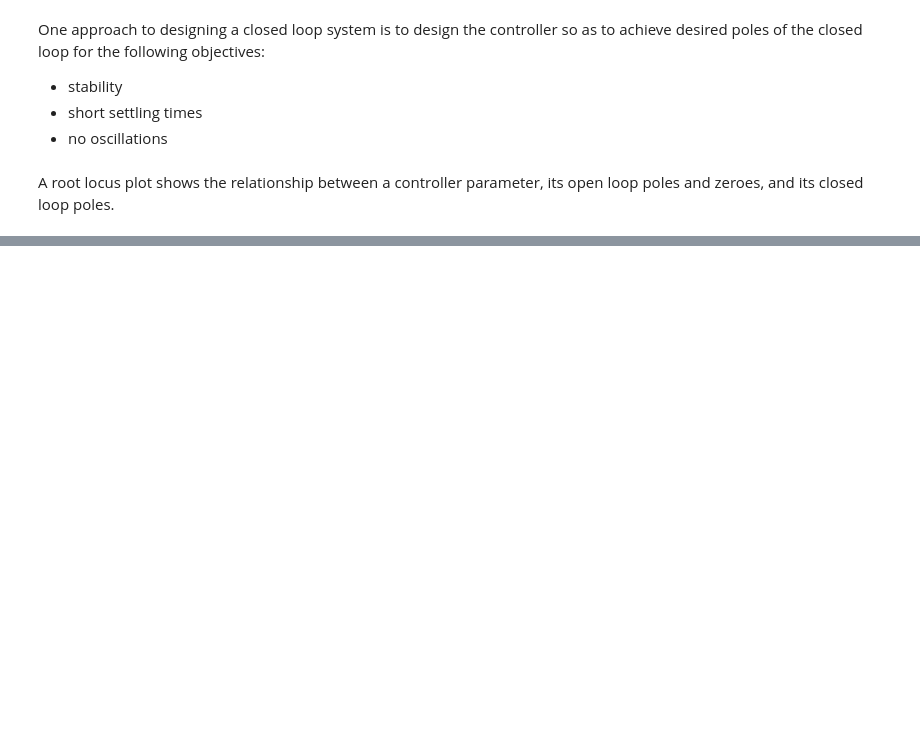
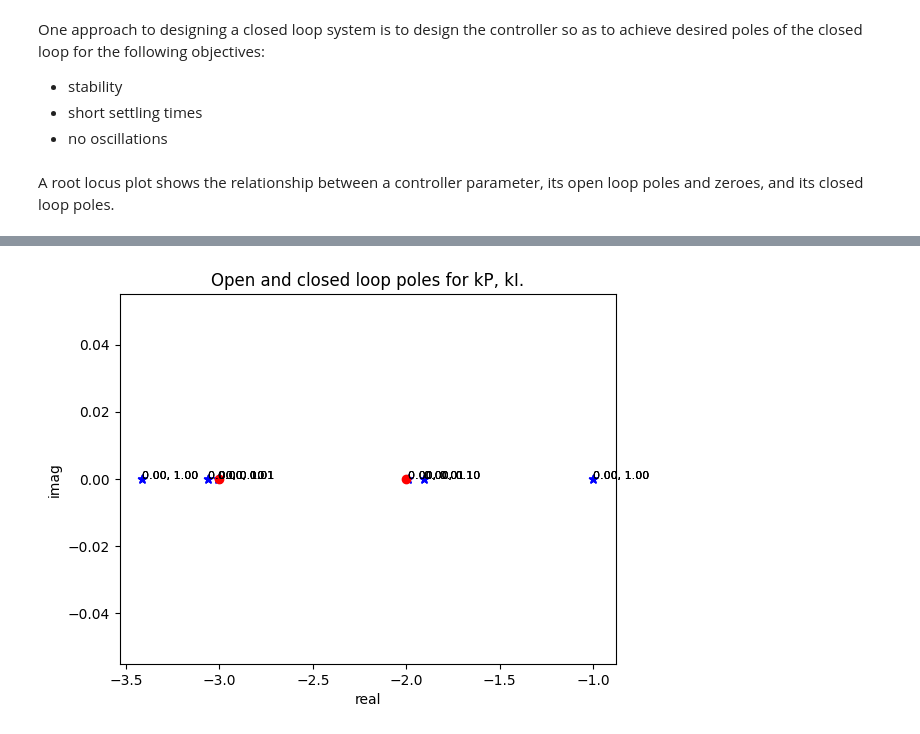
Before and after one commit to joseph-hellerstein/advanced-controls-lectures, a Jupyter notebook: lectures/lecture_14-Analysis-and-Design-of-Closed-Loop-Systems/root_locus_analysis.ipynb, the cells around one changed output, grey strips where cells are left out. Saved outputs shown, nothing was run; the diff lists cells and outputs as text; code cells hidden in the pictures; blank space fills up the shorter version.

```diff
--- a/lectures/lecture_14-Analysis-and-Design-of-Closed-Loop-Systems/root_locus_analysis.ipynb
+++ b/lectures/lecture_14-Analysis-and-Design-of-Closed-Loop-Systems/root_locus_analysis.ipynb
@@ -21,0 +278,4 @@ import tellurium as te
+# %%
+plotPoles(kIs=[0.01, 0.1, 1])
+# %% [output]
+[figure, added]
```
Also changed, not shown: parts of 20 cells of this notebook, 3 other files.
